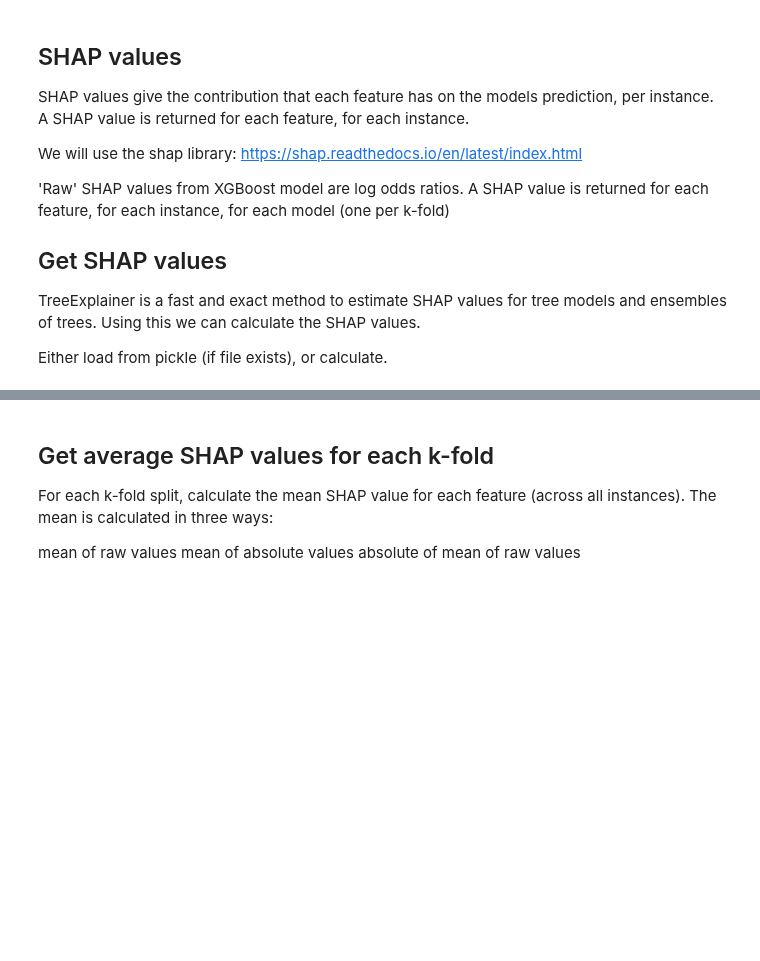
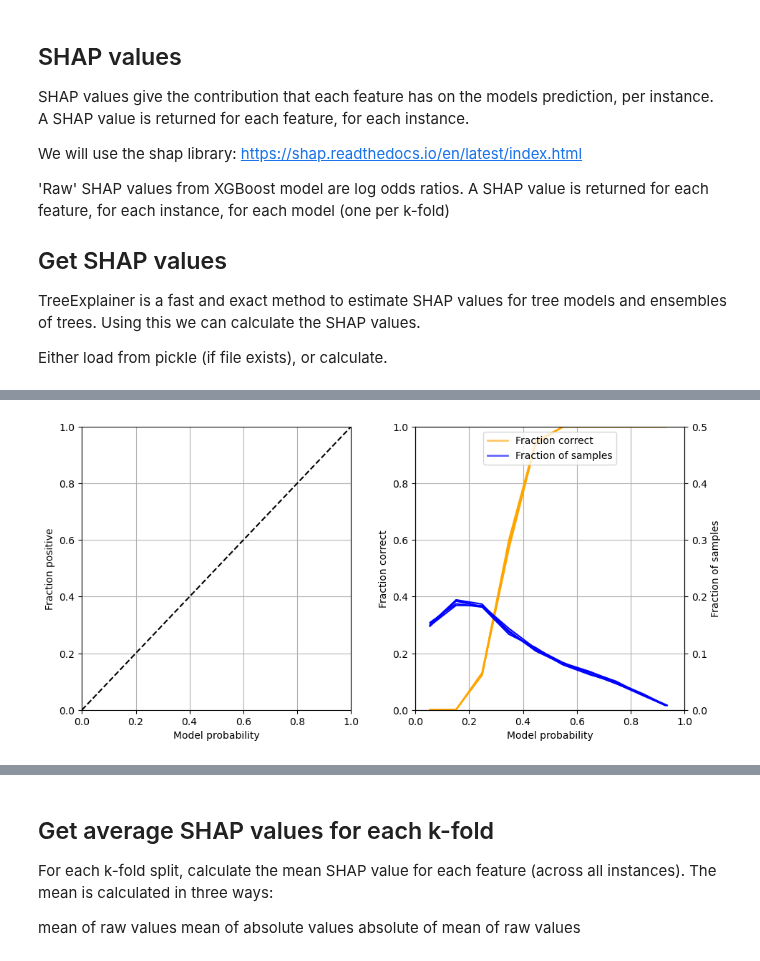
Before and after one commit to samuel-book/outcome_xgbb_shap, a Jupyter notebook: outcome_experimental/03_xgb_full_model_importance_shap.ipynb, the cells around one changed output, grey strips where cells are left out. Saved outputs shown, nothing was run; the diff lists cells and outputs as text; code cells hidden in the pictures; blank space fills up the shorter version.

```diff
--- a/outcome_experimental/03_xgb_full_model_importance_shap.ipynb
+++ b/outcome_experimental/03_xgb_full_model_importance_shap.ipynb
@@ -333,31 +339,38 @@ for k in range(5):
     # Set filename
     filename = (f'{paths.data_save_path}{paths.notebook}{paths.model_text}_shap_values_extended_{k}.p')
     # Check if exists
-    print(filename)
     file_exists = exists(filename)
-    print(file_exists)
+
     if file_exists:
         # Load explainer
-    #    print("HERE")
         with open(filename, 'rb') as filehandler:
             shap_values_extended = pickle.load(filehandler)
             shap_values_extended_kfold.append(shap_values_extended)
             shap_values_kfold.append(shap_values_extended.values)
     else:
         # Calculate SHAP values
+        # Get k fold split
+        train = train_data[k]
+        test = test_data[k]
+
+        # Get X and y
+        X_train = train.drop('discharge_disability', axis=1)
+        X_test = test.drop('discharge_disability', axis=1)
+        y_train = train['discharge_disability']
+        y_test = test['discharge_disability']
 
         # Set up explainer using the model and feature values from training set
-        explainer = shap.TreeExplainer(model_kfold[k], X_train[k])
+        explainer = shap.TreeExplainer(model_kfold[k], X_train)
 
         # Get (and store) Shapley values along with base and feature values
-        shap_values_extended = explainer(X_test[k])
+        shap_values_extended = explainer(X_test)
         shap_values_extended_kfold.append(shap_values_extended)
         # Shap values exist for each classification in a Tree
         # We are interested in 1=give thrombolysis (not 0=not give thrombolysis)
         shap_values = shap_values_extended.values
         shap_values_kfold.append(shap_values)
 
-        explainer_filename = (f'{paths.data_save_path}{paths.notebook}_{paths.model_text}_shap_explainer_{k}.p')
+        explainer_filename = (f'{paths.data_save_path}{paths.notebook}{paths.model_text}_shap_explainer_{k}.p')
 
         # Save explainer using pickle
         with open(explainer_filename, 'wb') as filehandler:
@@ -468,0 +498,66 @@ reliability_summary.drop('k-fold', axis=1, inplace=True)
+# %%
+fig = plt.figure(figsize=(10,5))
+May provide a useful control group for the non thrombolysed
+
+# Plot predicted prob vs fraction psotive
+ax1 = fig.add_subplot(1,2,1)
+
+# Loop through k-fold reliability results
+for k in range(5):
+    mask = reliability_collated['k-fold'] == k
+    result_kfold = reliability_collated[mask]
+    x = result_kfold['confidence']
+    y = result_kfold['fraction_positive']
+    ax1.plot(x,y, color='orange')
+# Add 1:1 line
+ax1.plot([0,1],[0,1], color='k', linestyle ='--')
+# Refine plot
+ax1.set_xlabel('Model probability')
+ax1.set_ylabel('Fraction positive')
+ax1.set_xlim(0, 1)
+ax1.set_ylim(0, 1)
+
+# Plot accuratest_data[k]cy vs probability
+ax2 = fig.add_subplot(1,2,2)
+# Loop through k-fold reliability results
+for k in range(5):
+    mask = reliability_collated['k-fold'] == k
+    result_kfold = reliability_collated[mask]
+    x = result_kfold['confidence']
+    y = result_kfold['fraction_correct']
+    ax2.plot(x,y, color='orange')
+# Refine plot
+ax2.set_xlabel('Model probability')
+ax2.set_ylabel('Fraction correct')
+ax2.set_xlim(0, 1)
+ax2.set_ylim(0, 1)
+
+# instantiate a second axes that shares the same x-axis
+ax3 = ax2.twinx()
+for k in range(5):
+    mask = reliability_collated['k-fold'] == k
+    result_kfold = reliability_collated[mask]
+    x = result_kfold['confidence']
+    y = result_kfold['fraction_results']
+    ax3.plot(x,y, color='blue')
+
+ax3.set_xlim(0, 1)
+ax3.set_ylim(0, 0.5)
+ax3.set_ylabel('Fraction of samples')
+
+custom_lines = [Line2D([0], [0], color='orange', alpha=0.6, lw=2),
+                Line2D([0], [0], color='blue', alpha = 0.6,lw=2)]
+
+ax1.grid()
+ax2.grid()
+
+plt.legend(custom_lines, ['Fraction correct', 'Fraction of samples'],
+          loc='upper center')
+
+plt.tight_layout(pad=2)
+
+filename = f'{paths.data_save_path}{paths.notebook}{paths.model_text}_reliability.jpg'
+plt.savefig(filename, dpi=300)
+plt.show()
+# %% [output]
+[figure, added]
```
Also changed, not shown: parts of 36 cells of this notebook.
